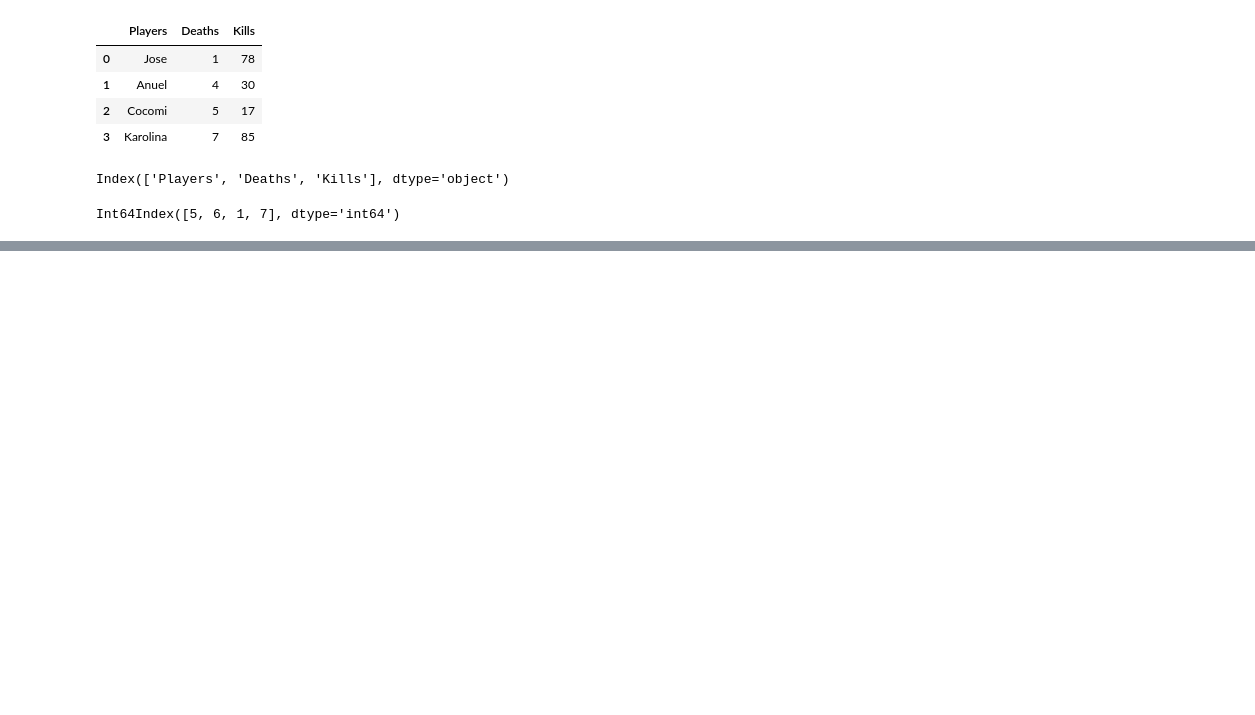
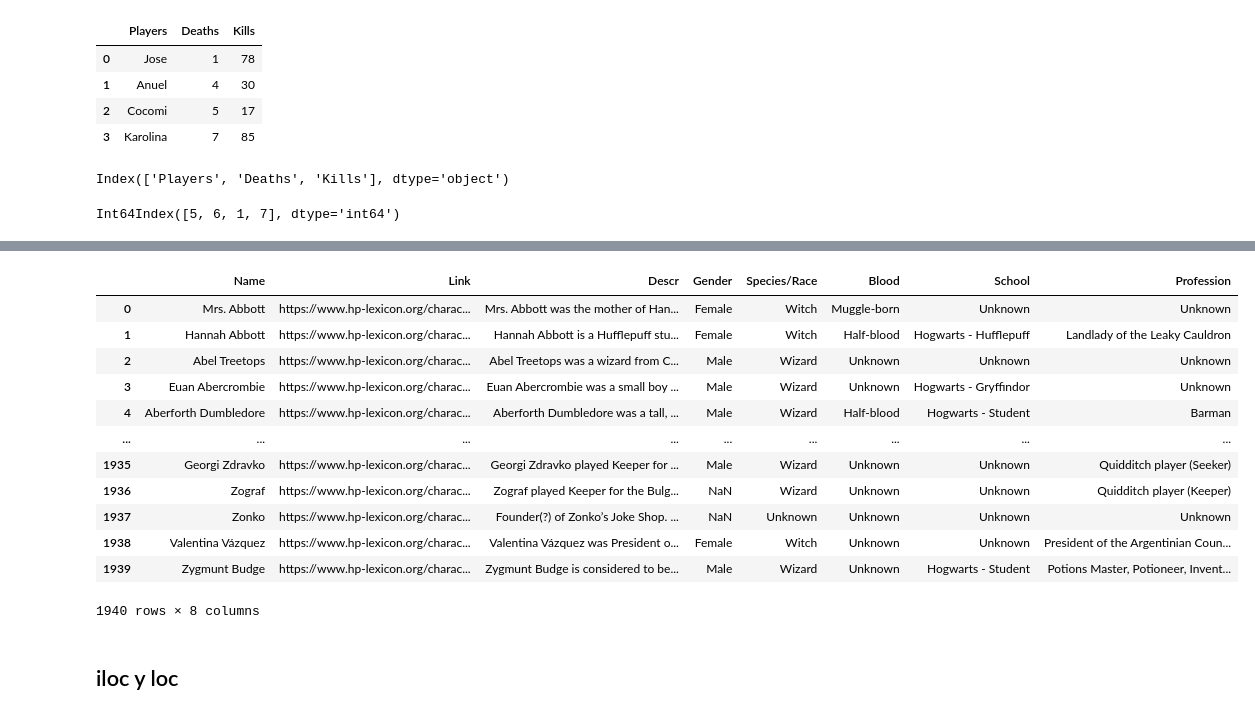
Before and after one commit to MarioChvx/my_notes, a Jupyter notebook: NumPy_Pandas/Pandas.ipynb, the cells around one changed output, grey strips where cells are left out. Saved outputs shown, nothing was run; the diff lists cells and outputs as text; code cells hidden in the pictures; blank space fills up the shorter version.

```diff
--- a/NumPy_Pandas/Pandas.ipynb
+++ b/NumPy_Pandas/Pandas.ipynb
@@ -76,0 +96,19 @@ Int64Index([5, 6, 1, 7], dtype='int64')
+# %%
+df_hp = pd.read_json('hpcharactersdataraw.json')
+df_hp
+# %% [output]
+|  | Name | Link | Descr | Gender | Species/Race | Blood | School | Profession |
+| 0 | Mrs. Abbott | https://www.hp-lexicon.org/charac... | Mrs. Abbott was the mother of Han... | Female | Witch | Muggle-born | Unknown | Unknown |
+| 1 | Hannah Abbott | https://www.hp-lexicon.org/charac... | Hannah Abbott is a Hufflepuff stu... | Female | Witch | Half-blood | Hogwarts - Hufflepuff | Landlady of the Leaky Cauldron |
+| 2 | Abel Treetops | https://www.hp-lexicon.org/charac... | Abel Treetops was a wizard from C... | Male | Wizard | Unknown | Unknown | Unknown |
+| 3 | Euan Abercrombie | https://www.hp-lexicon.org/charac... | Euan Abercrombie was a small boy ... | Male | Wizard | Unknown | Hogwarts - Gryffindor | Unknown |
+| 4 | Aberforth Dumbledore | https://www.hp-lexicon.org/charac... | Aberforth Dumbledore was a tall, ... | Male | Wizard | Half-blood | Hogwarts - Student | Barman |
+| ... | ... | ... | ... | ... | ... | ... | ... | ... |
+| 1935 | Georgi Zdravko | https://www.hp-lexicon.org/charac... | Georgi Zdravko played Keeper for ... | Male | Wizard | Unknown | Unknown | Quidditch player (Seeker) |
+| 1936 | Zograf | https://www.hp-lexicon.org/charac... | Zograf played Keeper for the Bulg... | NaN | Wizard | Unknown | Unknown | Quidditch player (Keeper) |
+| 1937 | Zonko | https://www.hp-lexicon.org/charac... | Founder(?) of Zonko’s Joke Shop. ... | NaN | Unknown | Unknown | Unknown | Unknown |
+| 1938 | Valentina Vázquez | https://www.hp-lexicon.org/charac... | Valentina Vázquez was President o... | Female | Witch | Unknown | Unknown | President of the Argentinian Coun... |
+| 1939 | Zygmunt Budge | https://www.hp-lexicon.org/charac... | Zygmunt Budge is considered to be... | Male | Wizard | Unknown | Hogwarts - Student | Potions Master, Potioneer, Invent... |
+1940 rows × 8 columns
+# %% [markdown]
+## iloc y loc
```
Also changed, not shown: parts of 45 cells of this notebook.
